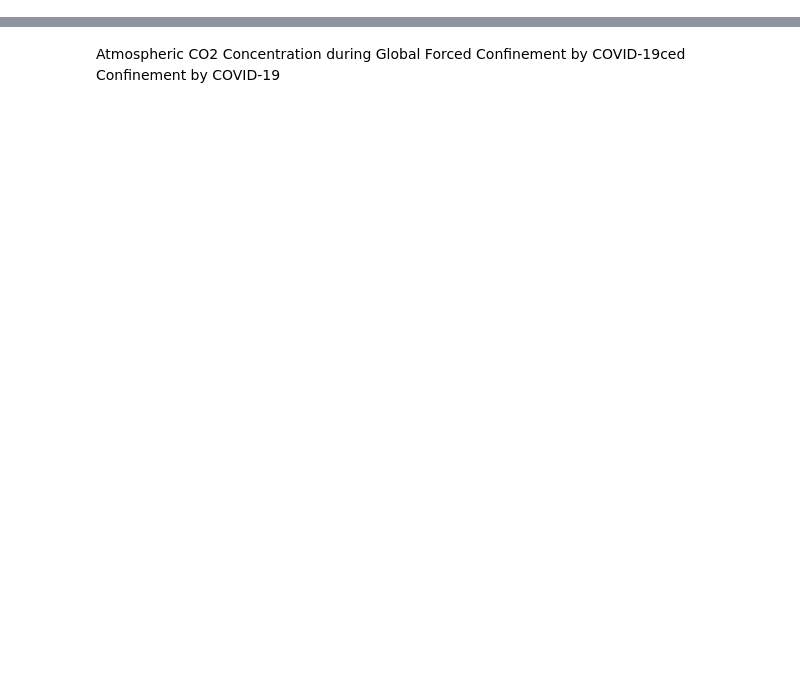
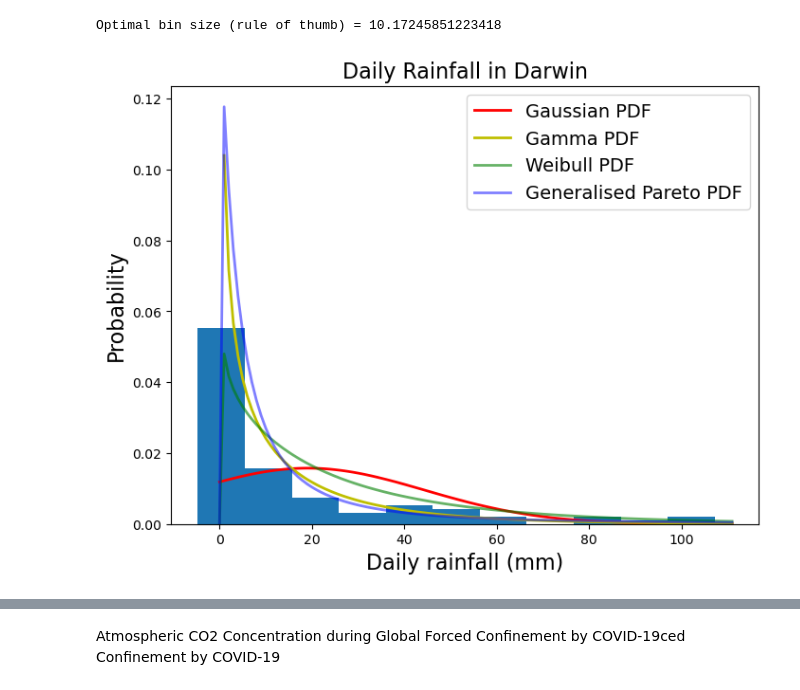
Before and after one commit to robertstrong10/EAT_GP01, a Jupyter notebook: GP01_Assignment1.ipynb, the cells around one changed output, grey strips where cells are left out. Saved outputs shown, nothing was run; the diff lists cells and outputs as text; code cells hidden in the pictures; blank space fills up the shorter version.

```diff
--- a/GP01_Assignment1.ipynb
+++ b/GP01_Assignment1.ipynb
@@ -18,0 +247,42 @@ Task 1 Exploratory Data Analysis - Meteorological Datasets
+# %%
+# For the wet-day daily rainfall data, fit i) a Gaussian, ii) a gamma, and iii) a Weibull2 distribution functions
+
+##For Darwin
+
+optbin = 2.1 * (D75 - D25 ) / (len(darwin_rain)**(1/3))
+print('Optimal bin size (rule of thumb) =', optbin)
+plt.figure(figsize=(8,6))
+plt.hist(darwin_rain, bins = np.arange(np.min(darwin_rain), np.max(darwin_rain) + optbin, optbin), density = True, histtype = 'bar', align = 'left')
+
+plt.xlabel('Daily rainfall (mm)', fontsize=16)
+plt.ylabel('Probability', fontsize=16)
+plt.title('Daily Rainfall in Darwin', fontsize=16)
+
+#Gaussian PDF fitted to the data
+x = list(range(0, 112, 1)) #range of x axis values - should be same as the darwin_rain
+pdf = stats.norm.pdf(x, loc = np.mean(darwin_rain), scale = np.std(darwin_rain))
+plt.plot(x, pdf, label = 'Gaussian PDF', lw = 2, c = 'r')
+
+#Gamma PDF - bounded by low values
+shape_g, loc, scale_g = stats.gamma.fit(darwin_rain) #loc is only needed if you need to shift the distribution
+#print(shape, loc, scale)
+pdf = stats.gamma.pdf(x, a = shape_g, scale = scale_g) #a is alpha and scale is 1/beta
+plt.plot(x, pdf, label = 'Gamma PDF', lw = 2, c = 'y')
+
+#Weibull PDF - bound by minimum
+c = darwin_rain
+mean, var, skew = stats.weibull_min.fit(c)
+plt.plot(x, stats.weibull_min.pdf(x, mean, var, skew),'g', lw=2, alpha=0.6, label='Weibull PDF')
+
+
+#Generalised Pareto fit (Task 1.3)
+c = darwin_rain
+mean, var, skew = stats.genpareto.fit(c)
+plt.plot(x, stats.genpareto.pdf(x,mean, var, skew),'b', lw=2, alpha=0.5, label='Generalised Pareto PDF')
+
+plt.legend(loc=0, fontsize=14)
+plt.savefig('1_D')
+plt.show()
+# %% [output]
+Optimal bin size (rule of thumb) = 10.17245851223418
+[figure, added]
```
Also changed, not shown: parts of 39 cells of this notebook, 21 other files.
